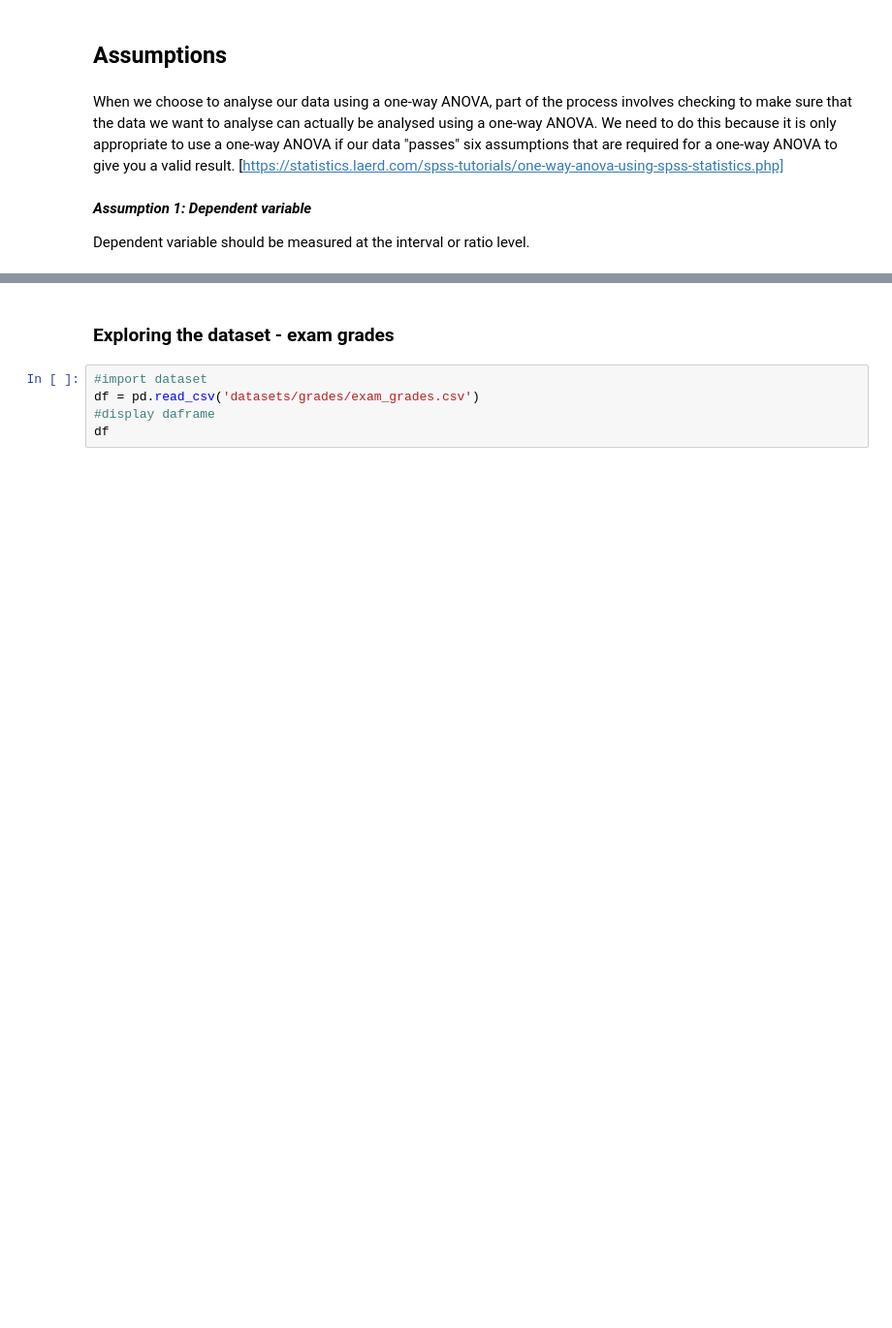
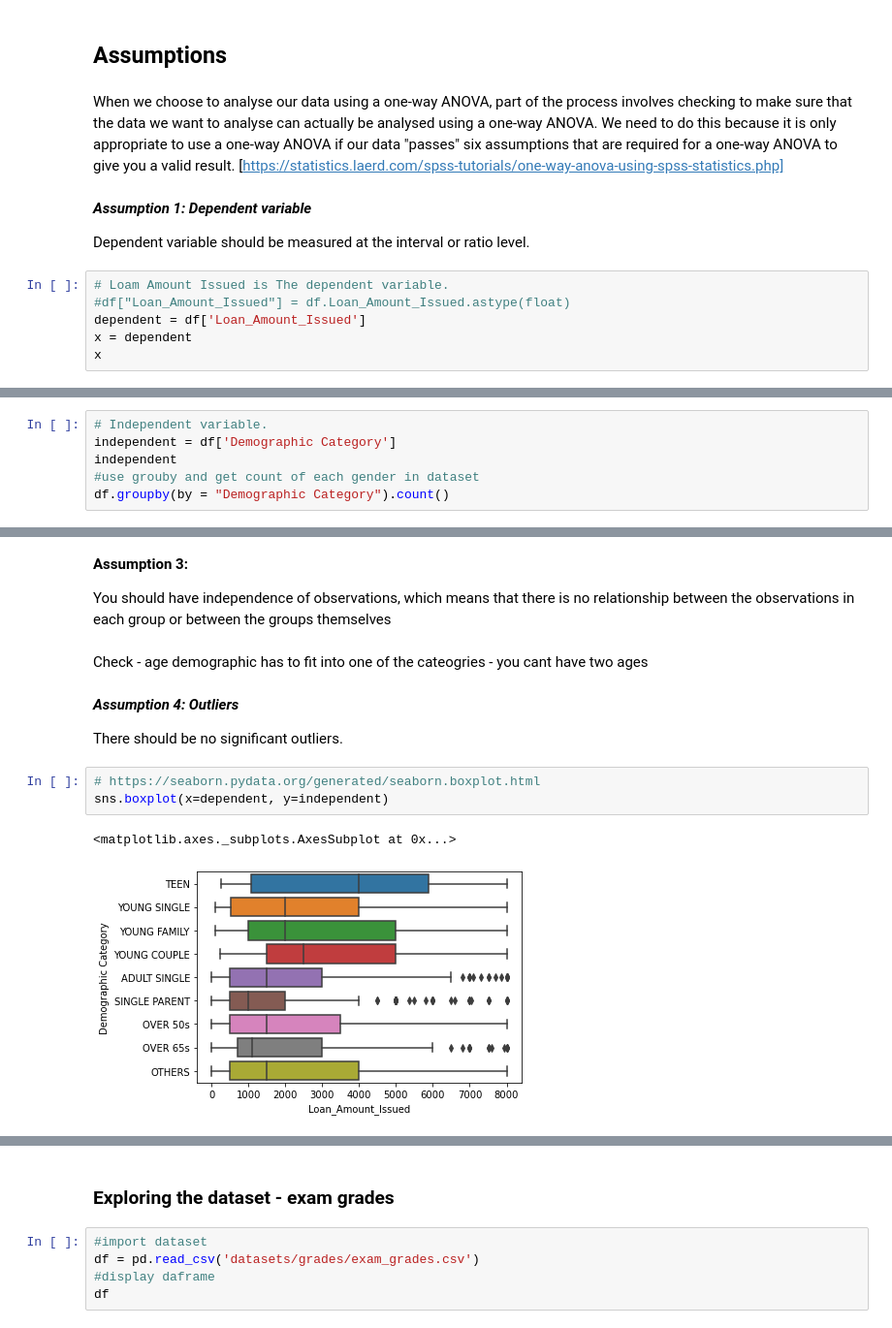
Before and after one commit to brendantipp/gmit_mls_2021, a Jupyter notebook: scipy-stats.ipynb, the cells around one changed output, grey strips where cells are left out. Shown at 97% size. Saved outputs shown, nothing was run; the diff lists cells and outputs as text; blank space fills up the shorter version.

```diff
--- a/scipy-stats.ipynb
+++ b/scipy-stats.ipynb
@@ -103,3 +99,9 @@ When we choose to analyse our data using a one-way ANOVA, part of the process in
 ***Assumption 1: Dependent variable***
 
 Dependent variable should be measured at the interval or ratio level.
+# %%
+# Loam Amount Issued is The dependent variable.
+#df["Loan_Amount_Issued"] = df.Loan_Amount_Issued.astype(float)
+dependent = df['Loan_Amount_Issued']
+x = dependent
+x
@@ -105,0 +125,6 @@ Dependent variable should be measured at the interval or ratio level.
+# %%
+# Independent variable.
+independent = df['Demographic Category']
+independent
+#use grouby and get count of each gender in dataset
+df.groupby(by = "Demographic Category").count()
@@ -105,0 +143,16 @@ Dependent variable should be measured at the interval or ratio level.
+# %% [markdown]
+**Assumption 3:**
+
+You should have independence of observations, which means that there is no relationship between the observations in each group or between the groups themselves
+# %% [markdown]
+Check - age demographic has to fit into one of the cateogries - you cant have two ages
+# %% [markdown]
+***Assumption 4: Outliers***
+
+There should be no significant outliers.
+# %%
+# https://seaborn.pydata.org/generated/seaborn.boxplot.html
+sns.boxplot(x=dependent, y=independent)
+# %% [output]
+<matplotlib.axes._subplots.AxesSubplot at 0x...>
+[figure, added]
```
Also changed, not shown: parts of 10 cells of this notebook, 2 other files.
